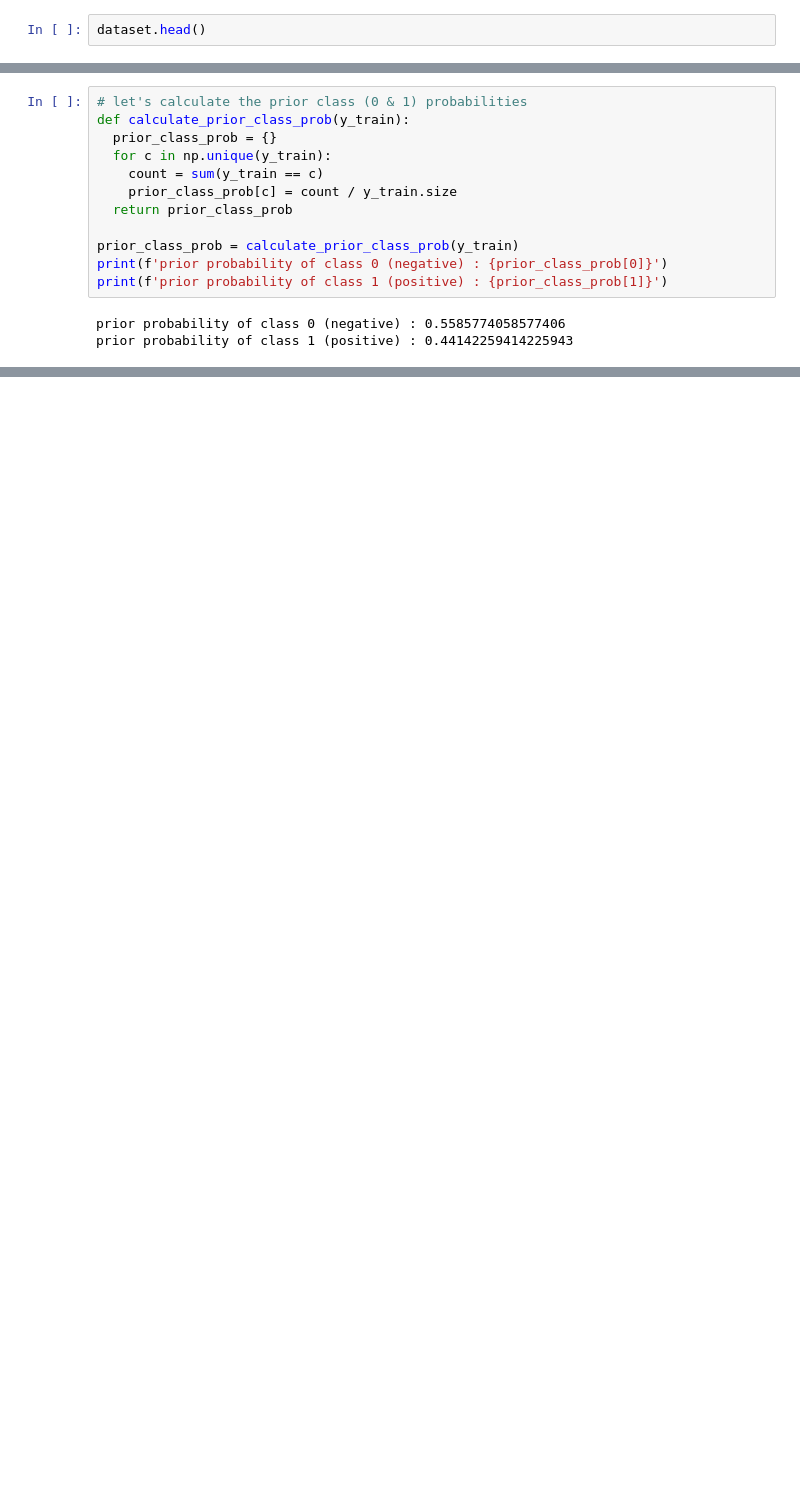
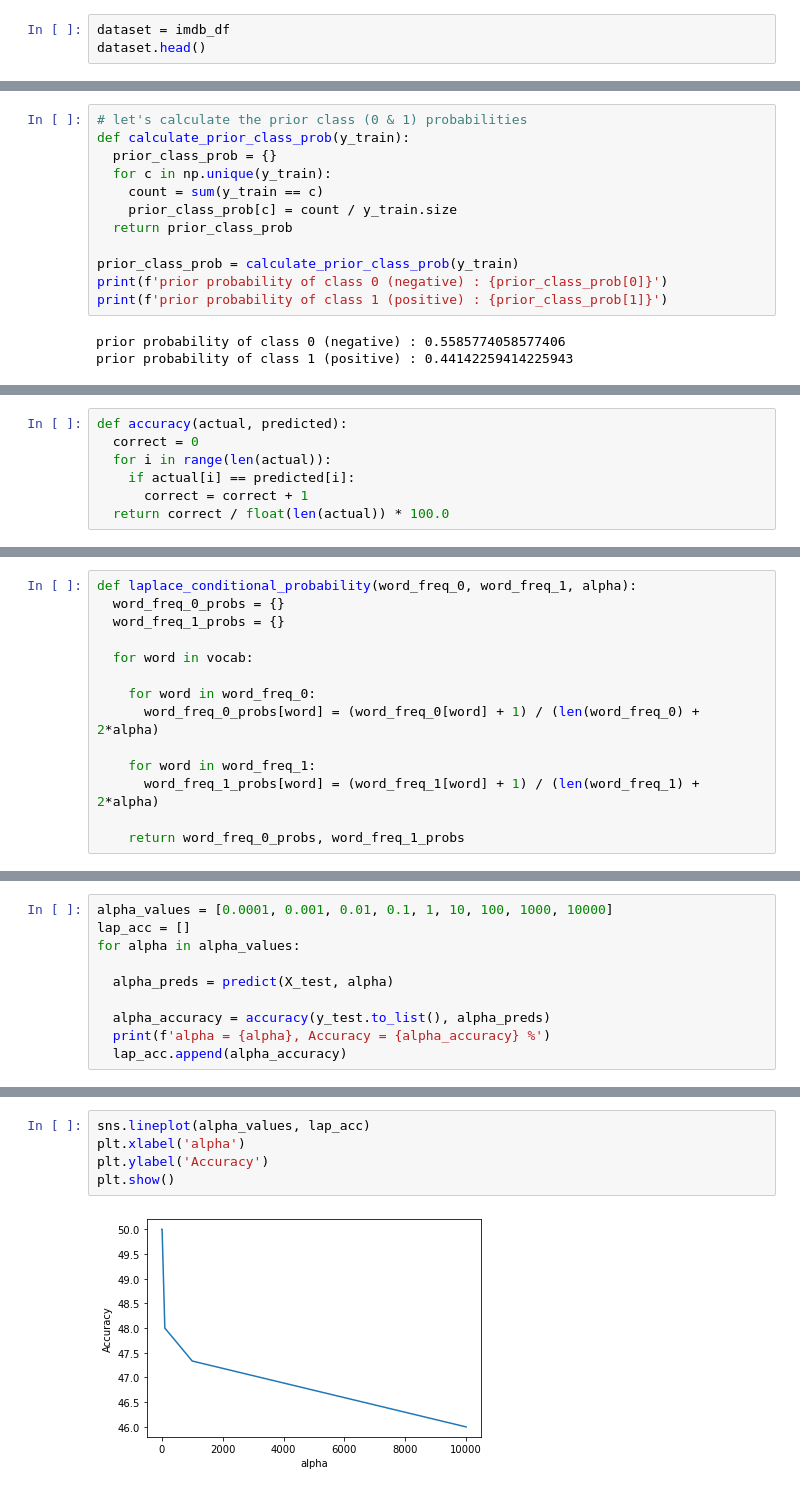
Before and after one commit to jay-thakur/Sentiment-Analysis, a Jupyter notebook: Sentiment_Analysis.ipynb, the cells around one changed output, grey strips where cells are left out. Cells and saved outputs as stored; diff of their text form; blank space fills up the shorter version.

```diff
--- a/Sentiment_Analysis.ipynb
+++ b/Sentiment_Analysis.ipynb
@@ -30,4 +30,5 @@ dataset = imdb
 # %%
+dataset = imdb_df
 dataset.head()
 # %% [output]
 |  | review | sentiment |
@@ -161,0 +275,7 @@ def tokenize(sentence):
+# %%
+def accuracy(actual, predicted):
+  correct = 0
+  for i in range(len(actual)):
+    if actual[i] == predicted[i]:
+      correct = correct + 1
+  return correct / float(len(actual)) * 100.0
@@ -161,0 +436,14 @@ def tokenize(sentence):
+# %%
+def laplace_conditional_probability(word_freq_0, word_freq_1, alpha):
+  word_freq_0_probs = {}
+  word_freq_1_probs = {}
+
+  for word in vocab:
+
+    for word in word_freq_0:
+      word_freq_0_probs[word] = (word_freq_0[word] + 1) / (len(word_freq_0) + 2*alpha)
+
+    for word in word_freq_1:
+      word_freq_1_probs[word] = (word_freq_1[word] + 1) / (len(word_freq_1) + 2*alpha)
+
+    return word_freq_0_probs, word_freq_1_probs
@@ -161,0 +485,10 @@ def tokenize(sentence):
+# %%
+alpha_values = [0.0001, 0.001, 0.01, 0.1, 1, 10, 100, 1000, 10000]
+lap_acc = []
+for alpha in alpha_values:
+
+  alpha_preds = predict(X_test, alpha)
+
+  alpha_accuracy = accuracy(y_test.to_list(), alpha_preds)
+  print(f'alpha = {alpha}, Accuracy = {alpha_accuracy} %')
+  lap_acc.append(alpha_accuracy)
@@ -161,0 +505,7 @@ def tokenize(sentence):
+# %%
+sns.lineplot(alpha_values, lap_acc)
+plt.xlabel('alpha')
+plt.ylabel('Accuracy')
+plt.show()
+# %% [output]
+[figure, added]
```
Also changed, not shown: parts of 36 cells of this notebook.
